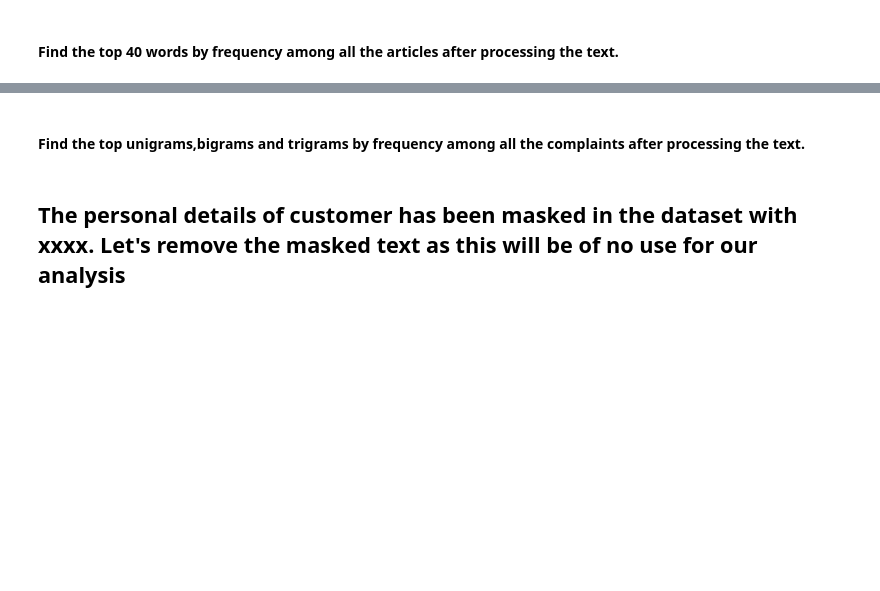
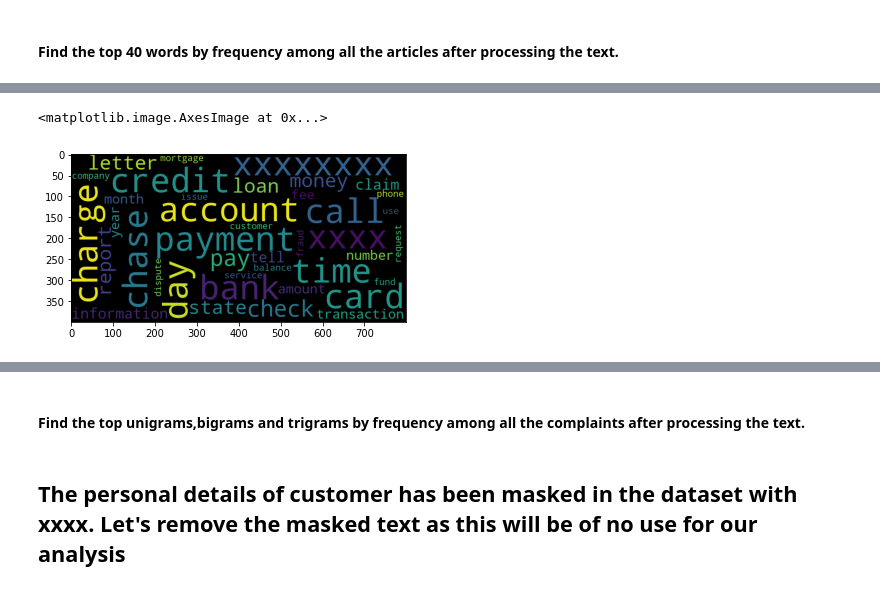
Before and after one commit to santoshramakumar/Automatic-Ticket-Classification-, a Jupyter notebook: Automatic_Ticket_Classification_Assignment.ipynb, the cells around one changed output, grey strips where cells are left out. Saved outputs shown, nothing was run; the diff lists cells and outputs as text; code cells hidden in the pictures; blank space fills up the shorter version.

```diff
--- a/Automatic_Ticket_Classification_Assignment.ipynb
+++ b/Automatic_Ticket_Classification_Assignment.ipynb
@@ -441,3 +456,18 @@ Write the code in this task to perform the following:
 #### Find the top 40 words by frequency among all the articles after processing the text.
 # %%
 #Using a word cloud find the top 40 words by frequency among all the articles after processing the text
+
+p_text = df_clean['complaint_POS_removed'].str.split()
+
+# Flaten the list of lists
+#for sublist in p_text:
+#  for item in sublist:
+#    print(sublist)
+p_text = [item for sublist in p_text for item in sublist]
+
+# Top 40
+top_40 = pd.DataFrame(
+    Counter(p_text).most_common(40),
+    columns=['word', 'frequency'])
+
+top_40
@@ -444,3 +492,14 @@ Write the code in this task to perform the following:
+# %%
+wordcloud = WordCloud(background_color = 'black', width = 800, height = 400,
+                      colormap = 'viridis', max_words = 180, contour_width = 3,
+                      max_font_size = 80, contour_color = 'steelblue',
+                      random_state = 0)
+# %%
+wordcloud.generate(' '.join([w for w in top_40["word"]]))
+plt.imshow(wordcloud)
+# %% [output]
+<matplotlib.image.AxesImage at 0x...>
+[figure, added]
 # %%
 #Removing -PRON- from the text corpus
 df_clean['Complaint_clean'] = df_clean['complaint_POS_removed'].str.replace('-PRON-', '')
```
Also changed, not shown: parts of 34 cells of this notebook.
